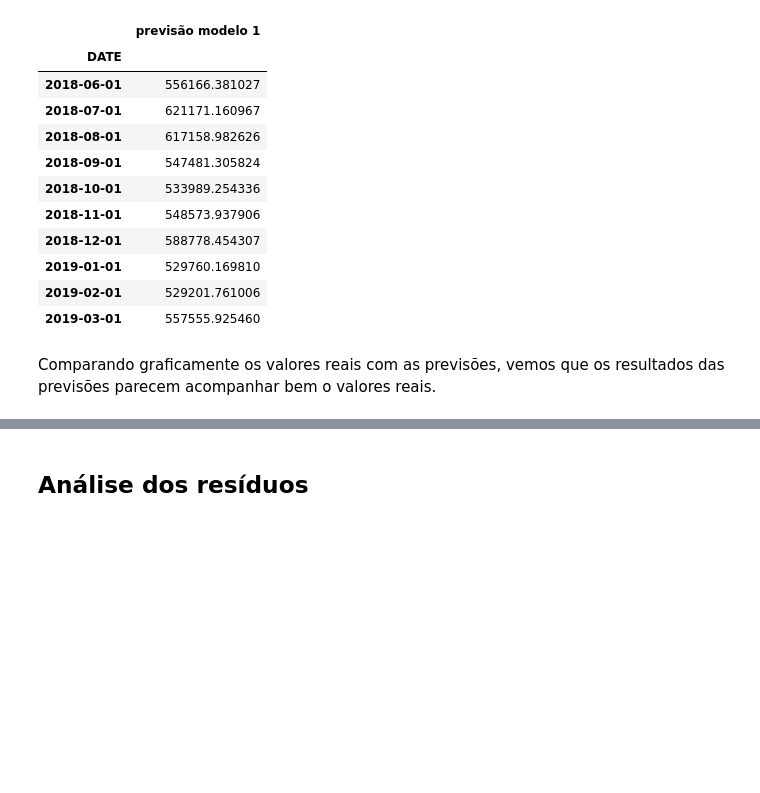
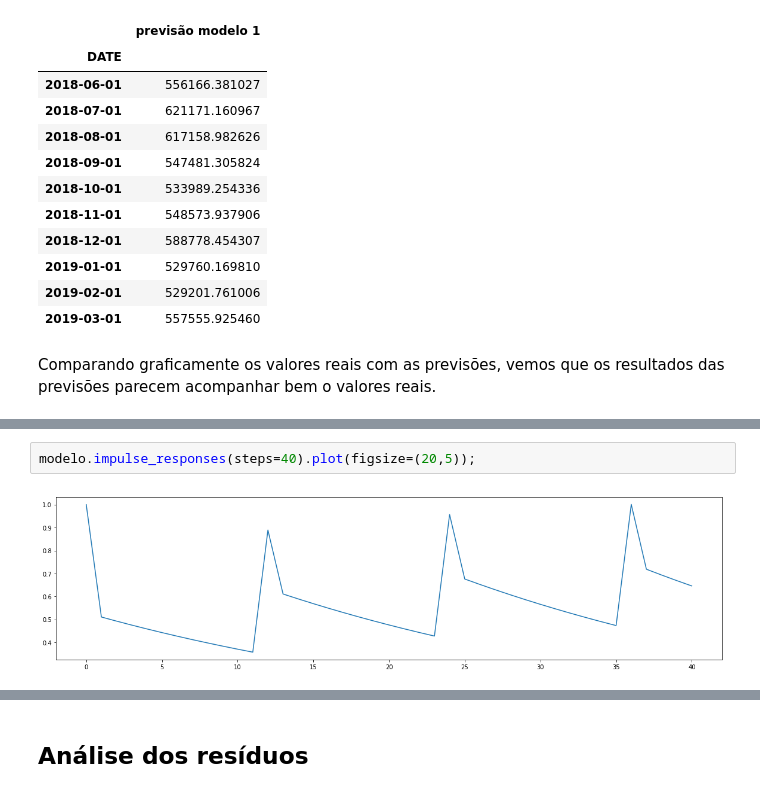
Before and after one commit to IvanildoBatista/Series-Temporais, a Jupyter notebook: AutoARIMA/AutoARIMA para previsão de produção de energia elétrica.ipynb, the cells around one changed output, grey strips where cells are left out. Cells and saved outputs as stored; diff of their text form; blank space fills up the shorter version.

```diff
--- a/AutoARIMA/AutoARIMA para previsão de produção de energia elétrica.ipynb
+++ b/AutoARIMA/AutoARIMA para previsão de produção de energia elétrica.ipynb
@@ -314,0 +334,4 @@ Podemos ver que o modelo com melhor desempenho foi o modelo 1.
+# %%
+modelo.impulse_responses(steps=40).plot(figsize=(20,5));
+# %% [output]
+[figure, added]
```
Also changed, not shown: parts of 24 cells of this notebook.
